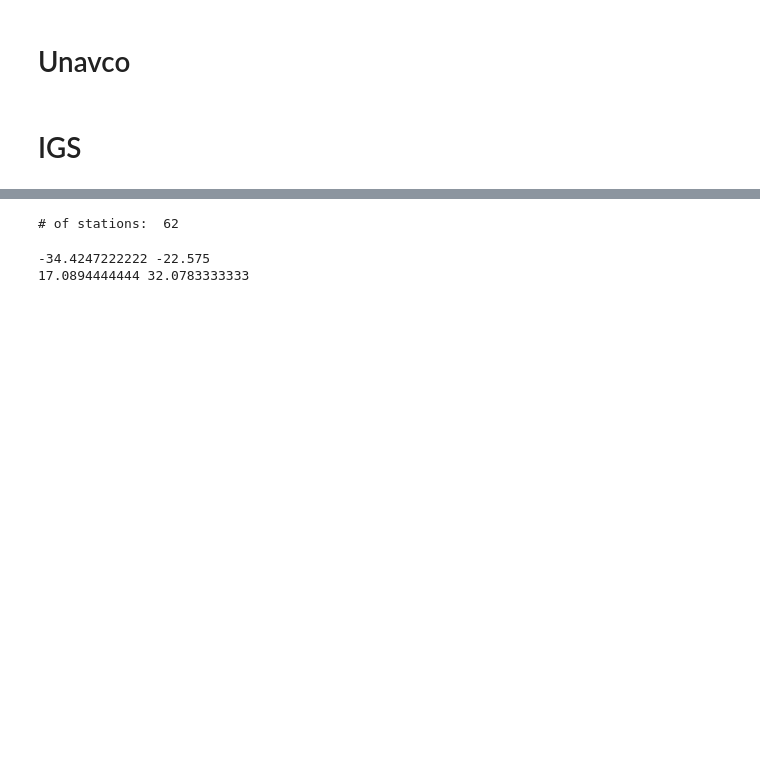
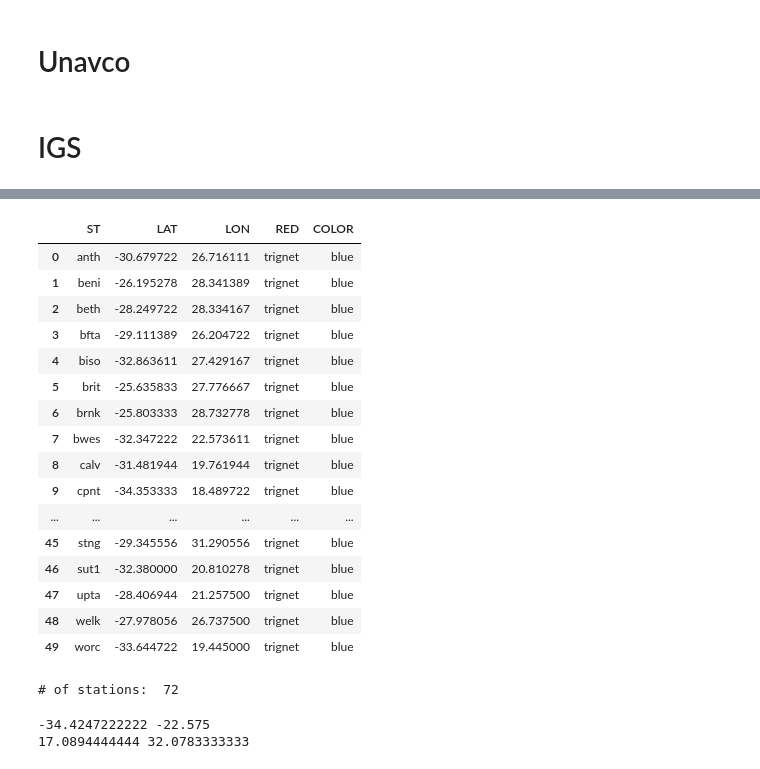
Before and after one commit to wandarinca/sudafrica, a Jupyter notebook: Baseline_southafrica.ipynb, the cells around one changed output, grey strips where cells are left out. Cells and saved outputs as stored; diff of their text form; code cells hidden in the pictures; blank space fills up the shorter version.

```diff
--- a/Baseline_southafrica.ipynb
+++ b/Baseline_southafrica.ipynb
@@ -137,10 +183,29 @@ igs = {"sutv": (-32.38027777777778, 20.810277777777777)}
 # %%
 data_trignet = pd.DataFrame(trignet, index=None).T
 data_trignet.columns = ['LAT','LON']
 data_trignet['RED'] = 'trignet'
 data_trignet = data_trignet.reset_index()
-data_trignet.columns = ['ST','LAT','LON','RED']
-#data_trignet
+data_trignet['COLOR'] = 'blue'
+data_trignet.columns = ['ST','LAT','LON','RED','COLOR']
+data_trignet
+# %% [output]
+|  | ST | LAT | LON | RED | COLOR |
+| 0 | anth | -30.679722 | 26.716111 | trignet | blue |
+| 1 | beni | -26.195278 | 28.341389 | trignet | blue |
+| 2 | beth | -28.249722 | 28.334167 | trignet | blue |
+| 3 | bfta | -29.111389 | 26.204722 | trignet | blue |
+| 4 | biso | -32.863611 | 27.429167 | trignet | blue |
+| 5 | brit | -25.635833 | 27.776667 | trignet | blue |
+| 6 | brnk | -25.803333 | 28.732778 | trignet | blue |
+| 7 | bwes | -32.347222 | 22.573611 | trignet | blue |
+| 8 | calv | -31.481944 | 19.761944 | trignet | blue |
+| 9 | cpnt | -34.353333 | 18.489722 | trignet | blue |
+| ... | ... | ... | ... | ... | ... |
+| 45 | stng | -29.345556 | 31.290556 | trignet | blue |
+| 46 | sut1 | -32.380000 | 20.810278 | trignet | blue |
+| 47 | upta | -28.406944 | 21.257500 | trignet | blue |
+| 48 | welk | -27.978056 | 26.737500 | trignet | blue |
+| 49 | worc | -33.644722 | 19.445000 | trignet | blue |
 # %%
 data_igs = pd.DataFrame(igs, index=None).T
 data_igs.columns = ['LAT','LON']
@@ -157,8 +224,8 @@ data_unavco.columns = ['ST','LAT','LON','RED']
 #data_unavco
 # %%
-frames = [data_igs,data_trignet, data_unavco]
+frames = [data_igs,data_trignet, data_unavco, data_aero]
 data = pd.concat(frames, axis=0)
 #data.reset_index()
 print "# of stations: ",data.shape[0]
 # %% [output]
-# of stations:  62
+# of stations:  72
```
Also changed, not shown: parts of 10 cells of this notebook.
